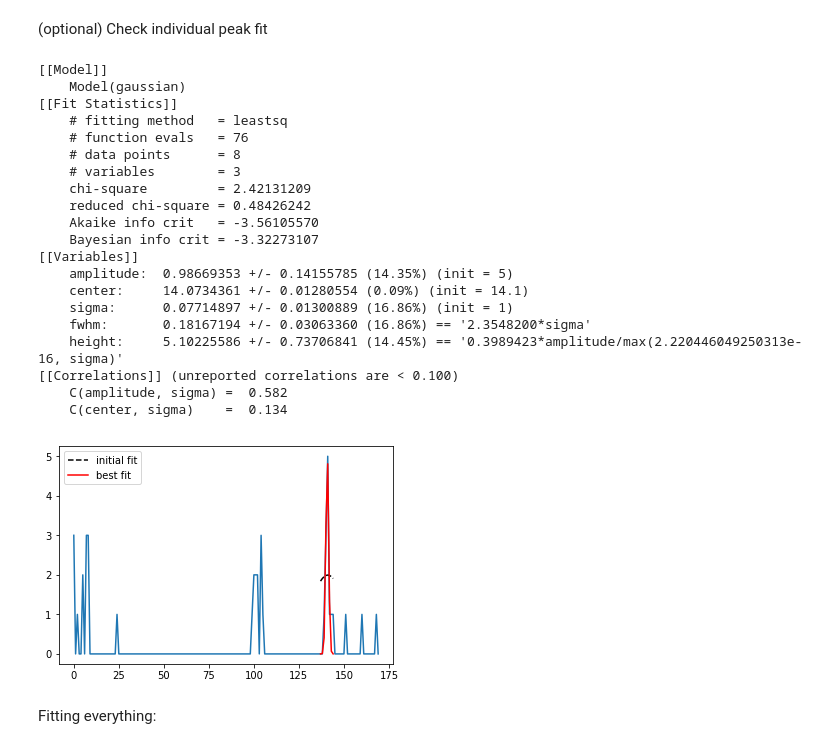
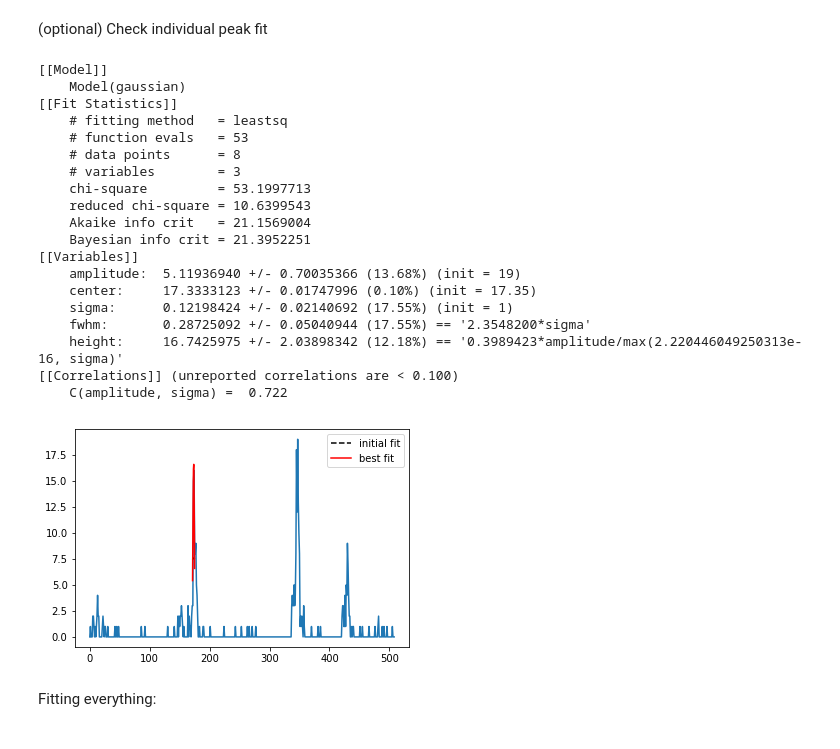
Before and after one commit to omyang/JHU_c-trap, a Jupyter notebook: analysis/kymo-trace2.5.ipynb, the cells around one changed output. Cells and saved outputs as stored; diff of their text form; code cells hidden in the pictures.

```diff
--- a/analysis/kymo-trace2.5.ipynb
+++ b/analysis/kymo-trace2.5.ipynb
@@ -149,3 +160,32 @@ plt.savefig(dire+newf+'guess-'+k+'.png')
+# %%
+#FRAME
+beginningframe=3
+endframe=60
+
+pkl=[]
+for i,p in enumerate(pklst):
+    if i<beginningframe or i>endframe:
+        pkl.append([])
+    else:
+        pkl.append(p)
+pklst=pkl;
+# %%
+#POSITION
+beginningposition=3
+endposition=19
+
+bpixel=len(pos)-1-int(beginningposition/(pixelsize/1000))
+epixel=len(pos)-1-int(endposition/(pixelsize/1000))
+
+pkl=[]
+for p in pklst:
+    if len(p)==0:
+        pkl.append([])
+        continue
+    gp=p[p<=bpixel]
+    gp=gp[gp>=epixel]
+    pkl.append(gp)
+pklst=pkl;
 # %% [markdown]
 (optional) Check peaks found
 # %%
@@ -165,47 +204,46 @@ IndexError: index 20 is out of bounds for axis 0 with size 1
 #[optional]
 #fit the peak(n) of a specified bin(time)
 bnn=80 #bin
-n=3 #peak number
+n=2 #peak number
 
 pkpos=pklst[bnn][n] #peak position frame guess
 ampguess=rgre[bnn][pkpos] #amplitude guess
 
 #data
 x=pos[pkpos-dataspread:pkpos+dataspread]
 y=rgre[bnn][pkpos-dataspread:pkpos+dataspread]
 
 gmod=models.GaussianModel()
 result=gmod.fit(y,x=x,amplitude=ampguess,center=pos[pkpos],sigma=1)
 #print(result.params['amplitude'].value)
 #print(result.params['center'].value)
 print(result.fit_report())
 
 plt.plot(rgre[bnn])
 plt.plot(x*10,result.init_fit,'k--',label='initial fit')
 plt.plot(x*10,result.best_fit,'r-',label='best fit')
 plt.legend(loc='best');
 # %% [output]
 [[Model]]
     Model(gaussian)
 [[Fit Statistics]]
     # fitting method   = leastsq
-    # function evals   = 76
+    # function evals   = 53
     # data points      = 8
     # variables        = 3
-    chi-square         = 2.42131209
-    reduced chi-square = 0.48426242
-    Akaike info crit   = -3.56105570
-    Bayesian info crit = -3.32273107
+    chi-square         = 53.1997713
+    reduced chi-square = 10.6399543
+    Akaike info crit   = 21.1569004
+    Bayesian info crit = 21.3952251
 [[Variables]]
-    amplitude:  0.98669353 +/- 0.14155785 (14.35%) (init = 5)
-    center:     14.0734361 +/- 0.01280554 (0.09%) (init = 14.1)
-    sigma:      0.07714897 +/- 0.01300889 (16.86%) (init = 1)
-    fwhm:       0.18167194 +/- 0.03063360 (16.86%) == '2.3548200*sigma'
-    height:     5.10225586 +/- 0.73706841 (14.45%) == '0.3989423*amplitude/max(2.220446049250313e-16, sigma)'
+    amplitude:  5.11936940 +/- 0.70035366 (13.68%) (init = 19)
+    center:     17.3333123 +/- 0.01747996 (0.10%) (init = 17.35)
+    sigma:      0.12198424 +/- 0.02140692 (17.55%) (init = 1)
+    fwhm:       0.28725092 +/- 0.05040944 (17.55%) == '2.3548200*sigma'
+    height:     16.7425975 +/- 2.03898342 (12.18%) == '0.3989423*amplitude/max(2.220446049250313e-16, sigma)'
 [[Correlations]] (unreported correlations are < 0.100)
-    C(amplitude, sigma) =  0.582
-    C(center, sigma)    =  0.134
+    C(amplitude, sigma) =  0.722
-[figure, old version]
+[figure, new version]
 # %% [markdown]
 Fitting everything:
 # %%
```
Also changed, not shown: parts of 19 cells of this notebook.
